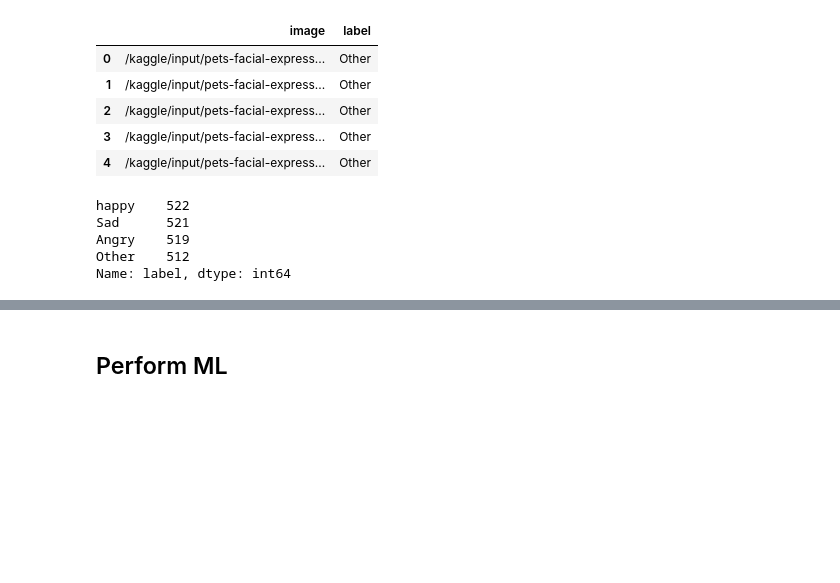
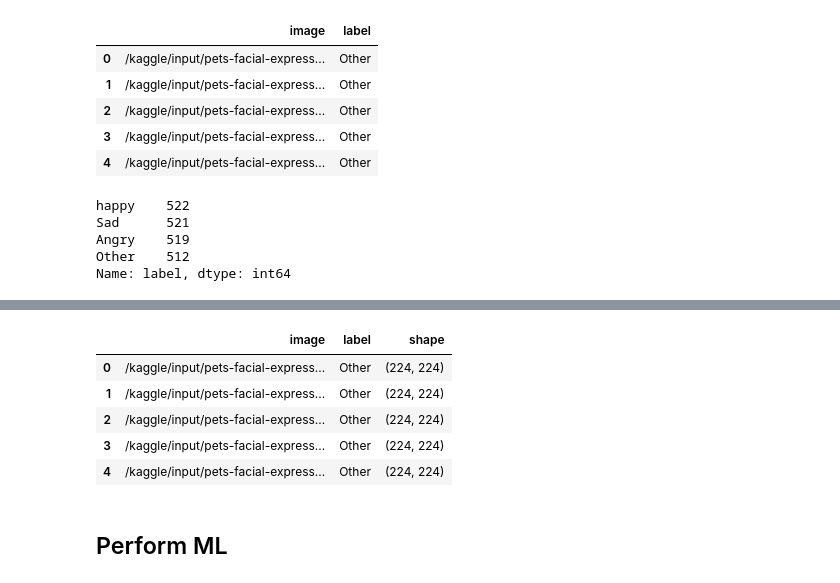
Before and after one commit to derekxueyonghai/data-exploration, a Jupyter notebook: petfacialexpression.ipynb, the cells around one changed output, grey strips where cells are left out. Saved outputs shown, nothing was run; the diff lists cells and outputs as text; code cells hidden in the pictures; blank space fills up the shorter version.

Commit message:
Kaggle Notebook | PetFacialExpression | Version 7

```diff
--- a/petfacialexpression.ipynb
+++ b/petfacialexpression.ipynb
@@ -129,0 +115,7 @@ Name: label, dtype: int64
+# %%
+%%time
+# image_df.loc[:, 'shape'] = image_df['image'].apply(lambda x: PILImage.create(x).shape)
+shape_lst = []
+for i in range(len(meta_df['image'])):
+    shp = PILImage.create(meta_df.iloc[i, 0]).shape
+    shape_lst.append(shp)
@@ -130,2 +125,13 @@ Name: label, dtype: int64
+# %%
+meta_df['shape'] = shape_lst
+# %%
+meta_df.head()
+# %% [output]
+|  | image | label | shape |
+| 0 | /kaggle/input/pets-facial-express... | Other | (224, 224) |
+| 1 | /kaggle/input/pets-facial-express... | Other | (224, 224) |
+| 2 | /kaggle/input/pets-facial-express... | Other | (224, 224) |
+| 3 | /kaggle/input/pets-facial-express... | Other | (224, 224) |
+| 4 | /kaggle/input/pets-facial-express... | Other | (224, 224) |
 # %% [markdown]
 ## Perform ML
```
Also changed, not shown: parts of 10 cells of this notebook.
